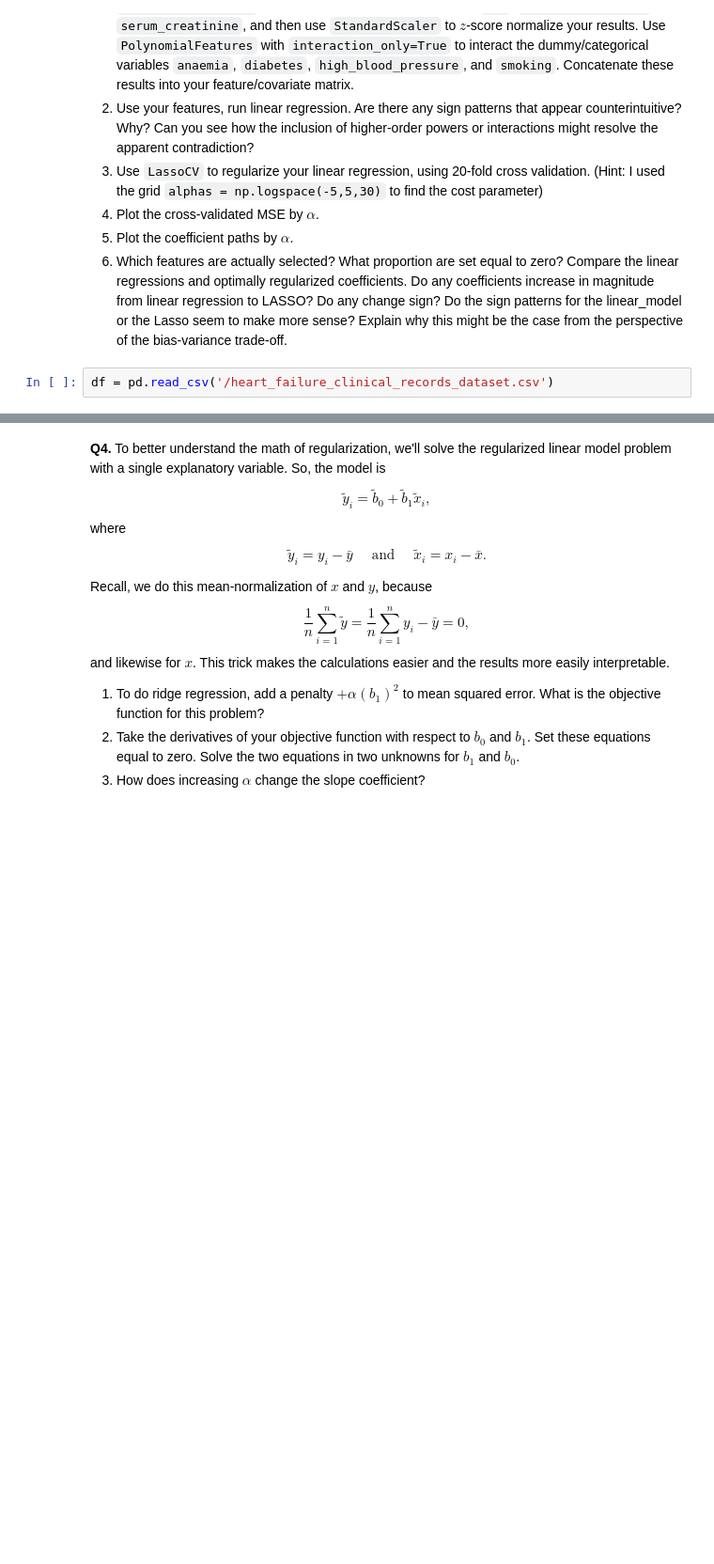
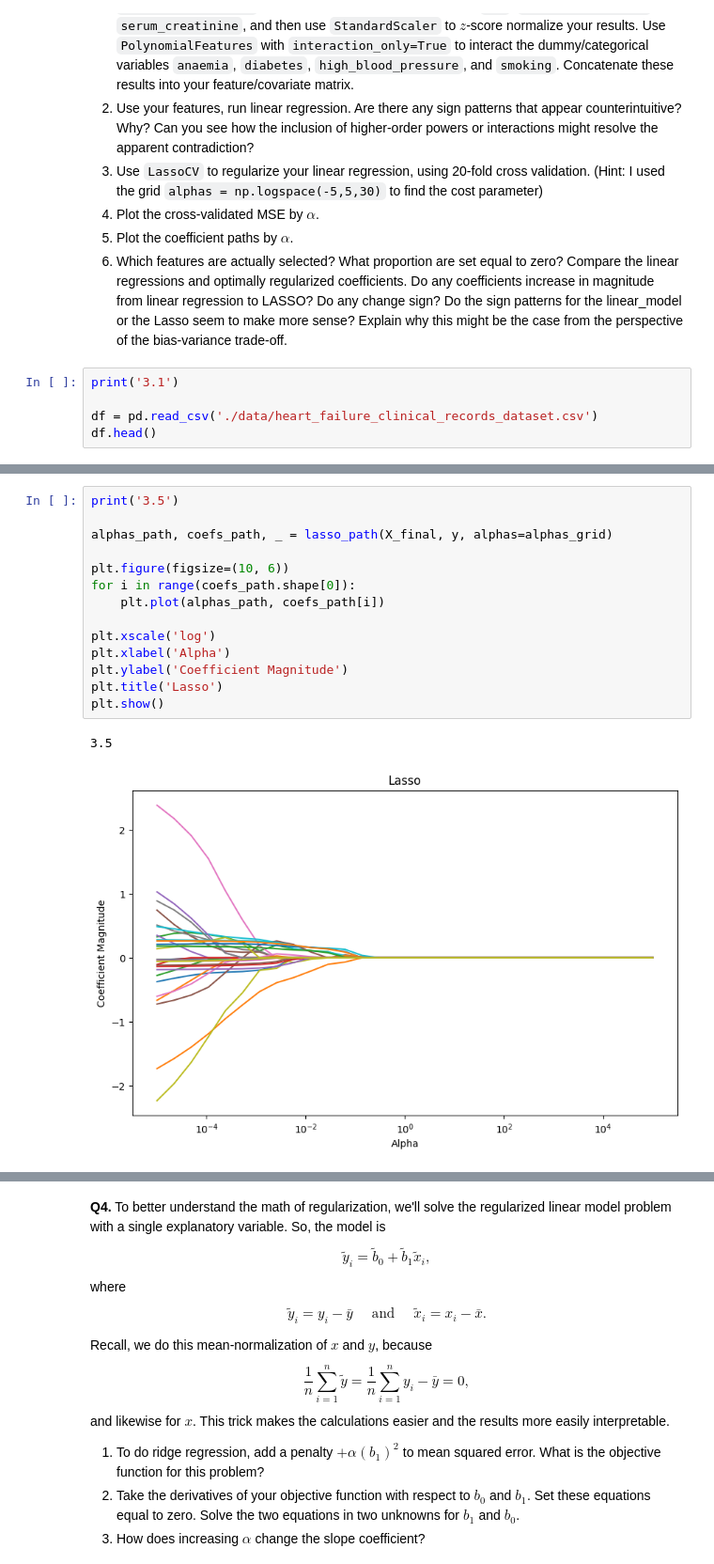
Before and after one commit to qnq9yy/undergrad_ml_assignments, a Jupyter notebook: 04_assignment_regularization.ipynb, the cells around one changed output, grey strips where cells are left out. Shown at 94% size. Cells and saved outputs as stored; diff of their text form; blank space fills up the shorter version.

```diff
--- a/04_assignment_regularization.ipynb
+++ b/04_assignment_regularization.ipynb
@@ -168,5 +168,8 @@ print(comparison)
 5. Plot the coefficient paths by $\alpha$.
 6. Which features are actually selected? What proportion are set equal to zero? Compare the linear regressions and optimally regularized coefficients. Do any coefficients increase in magnitude from linear regression to LASSO? Do any change sign? Do the sign patterns for the linear_model or the Lasso seem to make more sense? Explain why this might be the case from the perspective of the bias-variance trade-off.
 # %%
-df = pd.read_csv('/heart_failure_clinical_records_dataset.csv')
+print('3.1')
+
+df = pd.read_csv('./data/heart_failure_clinical_records_dataset.csv')
+df.head()
 # %% [output]
@@ -173,0 +241,17 @@ FileNotFoundError: [Errno 2] No such file or directory: '/heart_failure_clinical
+# %%
+print('3.5')
+
+alphas_path, coefs_path, _ = lasso_path(X_final, y, alphas=alphas_grid)
+
+plt.figure(figsize=(10, 6))
+for i in range(coefs_path.shape[0]):
+    plt.plot(alphas_path, coefs_path[i])
+
+plt.xscale('log')
+plt.xlabel('Alpha')
+plt.ylabel('Coefficient Magnitude')
+plt.title('Lasso')
+plt.show()
+# %% [output]
+3.5
+[figure, added]
```
Also changed, not shown: parts of 8 cells of this notebook.
